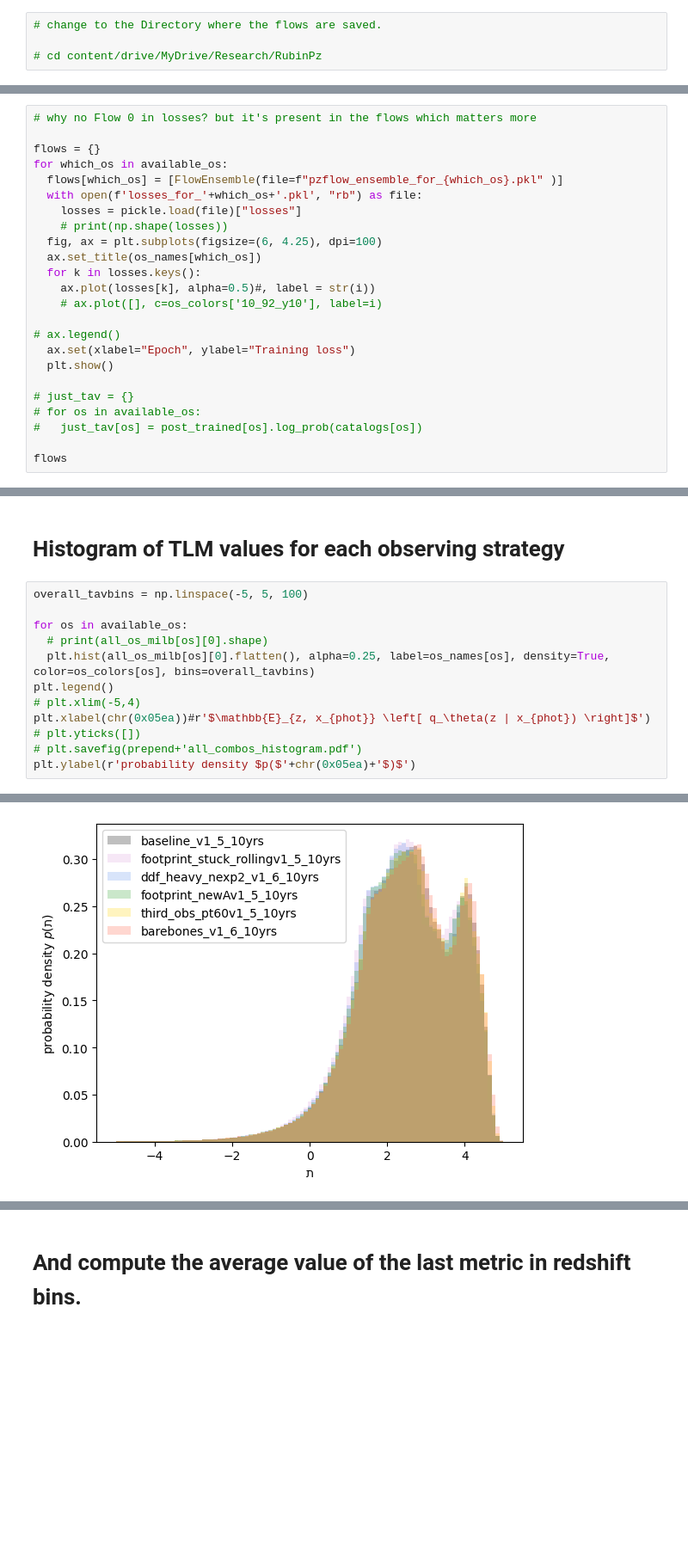
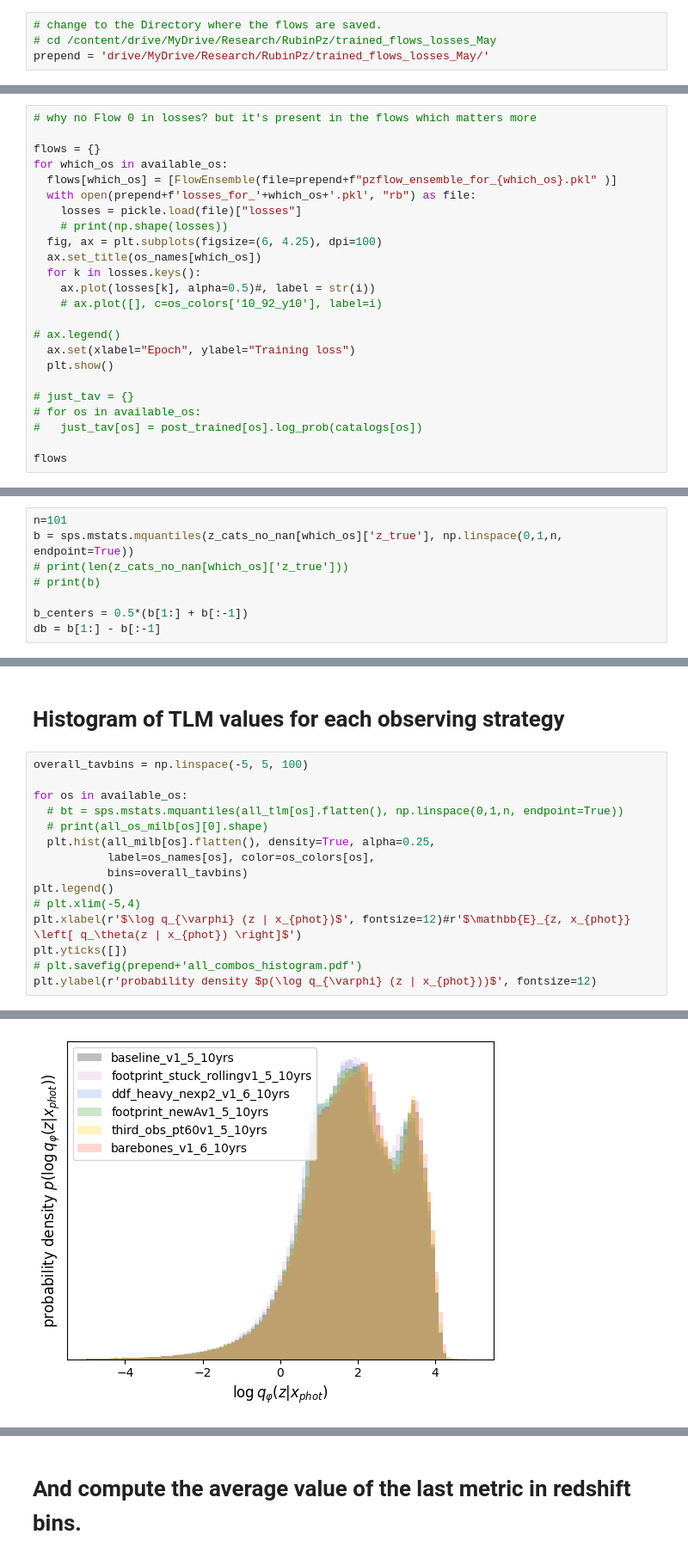
Before and after one commit to aimalz/TheLastMetric, a Jupyter notebook: Example_TLM.ipynb, the cells around one changed output, grey strips where cells are left out. Shown at 86% size. Cells and saved outputs as stored; diff of their text form; blank space fills up the shorter version.

Commit message:
cleanup and finalizing plots

```diff
--- a/Example_TLM.ipynb
+++ b/Example_TLM.ipynb
@@ -326,4 +287,4 @@ Loss:
 # %%
 # change to the Directory where the flows are saved.
-
-# cd content/drive/MyDrive/Research/RubinPz
+# cd /content/drive/MyDrive/Research/RubinPz/trained_flows_losses_May
+prepend = 'drive/MyDrive/Research/RubinPz/trained_flows_losses_May/'
@@ -336,8 +293,8 @@ cd /content/drive/MyDrive/Research/RubinPz/trained_flows_losses_May
 
 flows = {}
 for which_os in available_os:
-  flows[which_os] = [FlowEnsemble(file=f"pzflow_ensemble_for_{which_os}.pkl" )]
-  with open(f'losses_for_'+which_os+'.pkl', "rb") as file:
+  flows[which_os] = [FlowEnsemble(file=prepend+f"pzflow_ensemble_for_{which_os}.pkl" )]
+  with open(prepend+f'losses_for_'+which_os+'.pkl', "rb") as file:
     losses = pickle.load(file)["losses"]
     # print(np.shape(losses))
   fig, ax = plt.subplots(figsize=(6, 4.25), dpi=100)
@@ -447,4 +390,12 @@ flows
 #   mutual_information_lower_bound = flow.log_prob(cat) + entropy
 
 #   return mutual_information_lower_bound
+# %%
+n=101
+b = sps.mstats.mquantiles(z_cats_no_nan[which_os]['z_true'], np.linspace(0,1,n, endpoint=True))
+# print(len(z_cats_no_nan[which_os]['z_true']))
+# print(b)
+
+b_centers = 0.5*(b[1:] + b[:-1])
+db = b[1:] - b[:-1]
 # %%
@@ -511,12 +469,15 @@ footprint_stuck_rollingv1_5_10yrs
 overall_tavbins = np.linspace(-5, 5, 100)
 
 for os in available_os:
+  # bt = sps.mstats.mquantiles(all_tlm[os].flatten(), np.linspace(0,1,n, endpoint=True))
   # print(all_os_milb[os][0].shape)
-  plt.hist(all_os_milb[os][0].flatten(), alpha=0.25, label=os_names[os], density=True, color=os_colors[os], bins=overall_tavbins)
+  plt.hist(all_milb[os].flatten(), density=True, alpha=0.25,
+           label=os_names[os], color=os_colors[os],
+           bins=overall_tavbins)
 plt.legend()
 # plt.xlim(-5,4)
-plt.xlabel(chr(0x05ea))#r'$\mathbb{E}_{z, x_{phot}} \left[ q_\theta(z | x_{phot}) \right]$')
-# plt.yticks([])
+plt.xlabel(r'$\log q_{\varphi} (z | x_{phot})$', fontsize=12)#r'$\mathbb{E}_{z, x_{phot}} \left[ q_\theta(z | x_{phot}) \right]$')
+plt.yticks([])
 # plt.savefig(prepend+'all_combos_histogram.pdf')
-plt.ylabel(r'probability density $p($'+chr(0x05ea)+'$)$')
+plt.ylabel(r'probability density $p(\log q_{\varphi} (z | x_{phot}))$', fontsize=12)
 # %% [output]
@@ -524 +485 @@ Text(0, 0.5, 'probability density $p($ת$)$')
-[figure, old version]
+[figure, new version]
```
Also changed, not shown: parts of 27 cells of this notebook.
